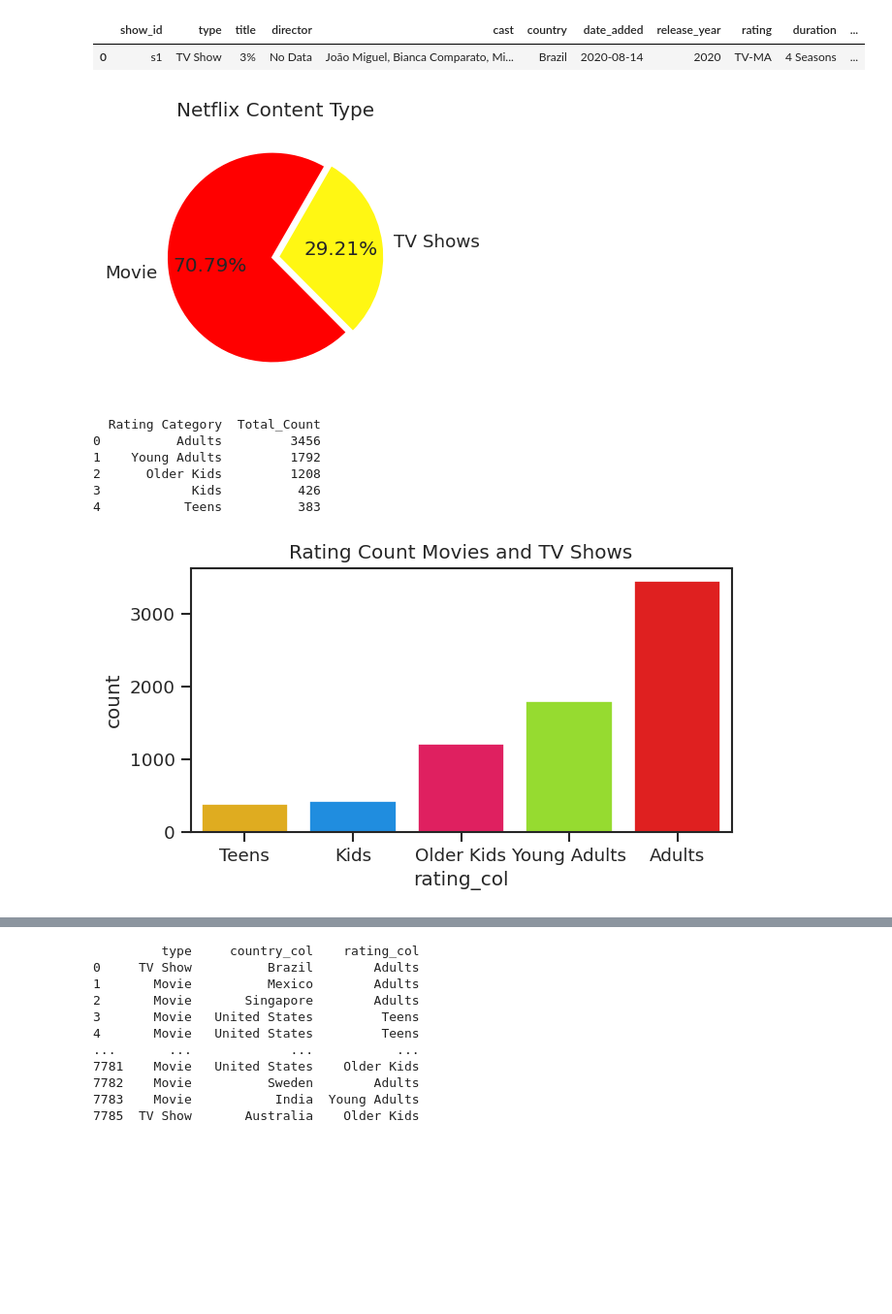
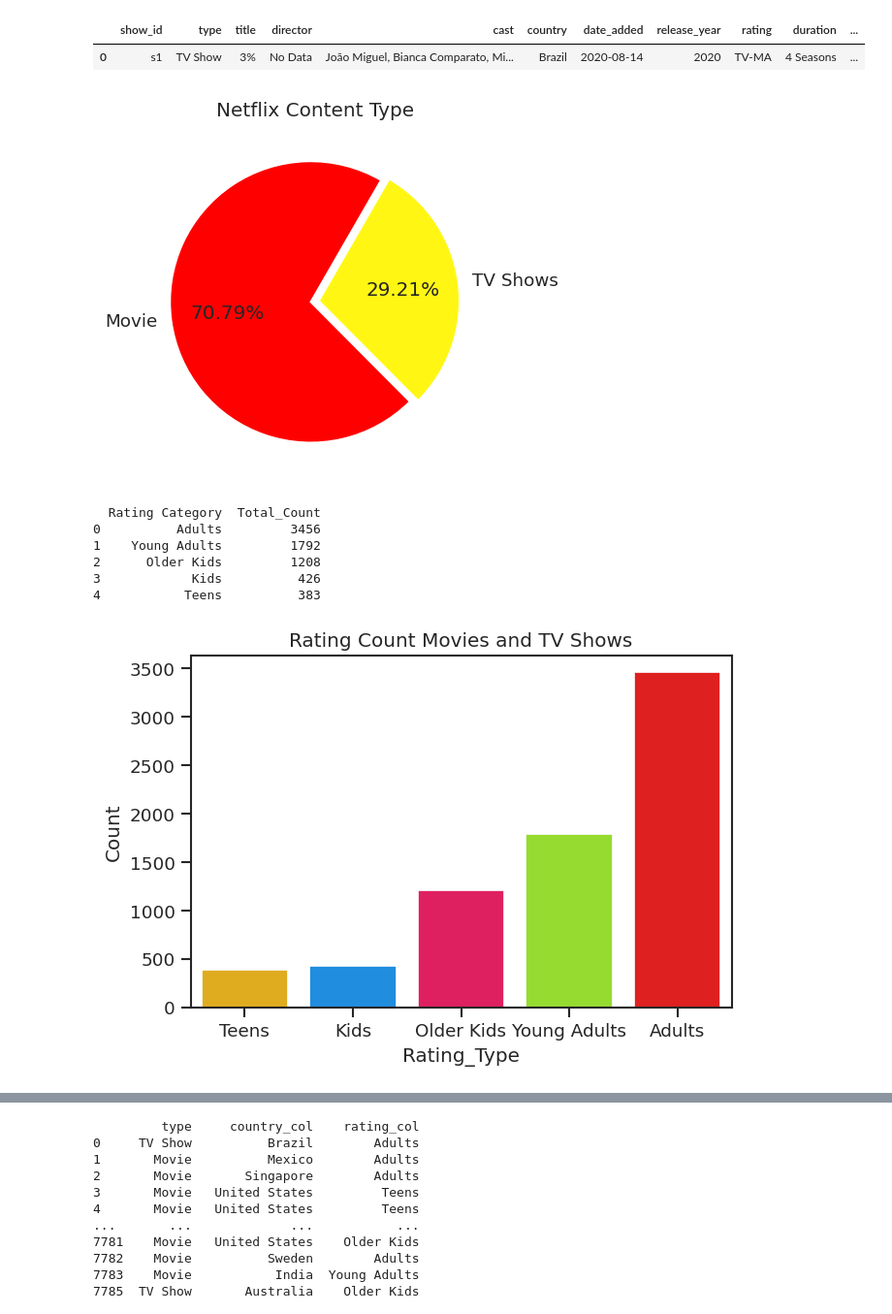
Before and after one commit to Saurabhf/Netflix_Movies_And_TV_Shows_Clustering, a Jupyter notebook: NETFLIX_MOVIES_AND_TV_SHOWS_CLUSTERING.ipynb, the cells around one changed output, grey strips where cells are left out. Shown at 97% size. Drawn from its saved outputs; the diff is of its cells as text; code cells hidden in the pictures; blank space fills up the shorter version.

```diff
--- a/NETFLIX_MOVIES_AND_TV_SHOWS_CLUSTERING.ipynb
+++ b/NETFLIX_MOVIES_AND_TV_SHOWS_CLUSTERING.ipynb
@@ -269,15 +269,15 @@ netflixdf.head(1)
 |  | show_id | type | title | director | cast | country | date_added | release_year | rating | duration | ... |
 | 0 | s1 | TV Show | 3% | No Data | João Miguel, Bianca Comparato, Mi... | Brazil | 2020-08-14 | 2020 | TV-MA | 4 Seasons | ... |
 # %%
-# sns.set(rc={"figure.dpi":120})
+sns.set(rc={"figure.dpi":120})
 # sns.set_context('notebook')
 labels=['Movie', 'TV Shows']
 plt.pie(netflixdf['type'].value_counts(),labels=labels,explode=[0.03,0.03],
         autopct='%1.2f%%',colors=['#ff0000', '#fff713'], startangle=60)
 plt.title('Netflix Content Type')
 plt.show()
 # %% [output]
-[figure, old version]
+[figure, new version]
 # %%
 rating_count_df = netflixdf['rating_col'].value_counts().reset_index()
 rating_count_df.rename({'index': 'Rating Category', 'rating_col': 'Total_Count'}, axis=1, inplace=True)
@@ -295,10 +295,12 @@ print(rating_count_df)
 order = ['Teens', 'Kids', 'Older Kids', 'Young Adults', 'Adults']
 sns.set_style("ticks")
 sns.countplot( x = 'rating_col',  data= netflixdf, order = order, palette = ['#ffbb00', '#0091ff', '#ff0055', '#9cf714', '#ff0000'])
+plt.xlabel('Rating_Type')
+plt.ylabel('Count')
 plt.title('Rating Count Movies and TV Shows')
 plt.show()
 # %% [output]
-[figure, old version]
+[figure, new version]
 # %%
 sns.set_style("ticks")
 order = ['Teens', 'Kids', 'Older Kids', 'Young Adults', 'Adults']
```
Also changed, not shown: parts of 16 cells of this notebook.
